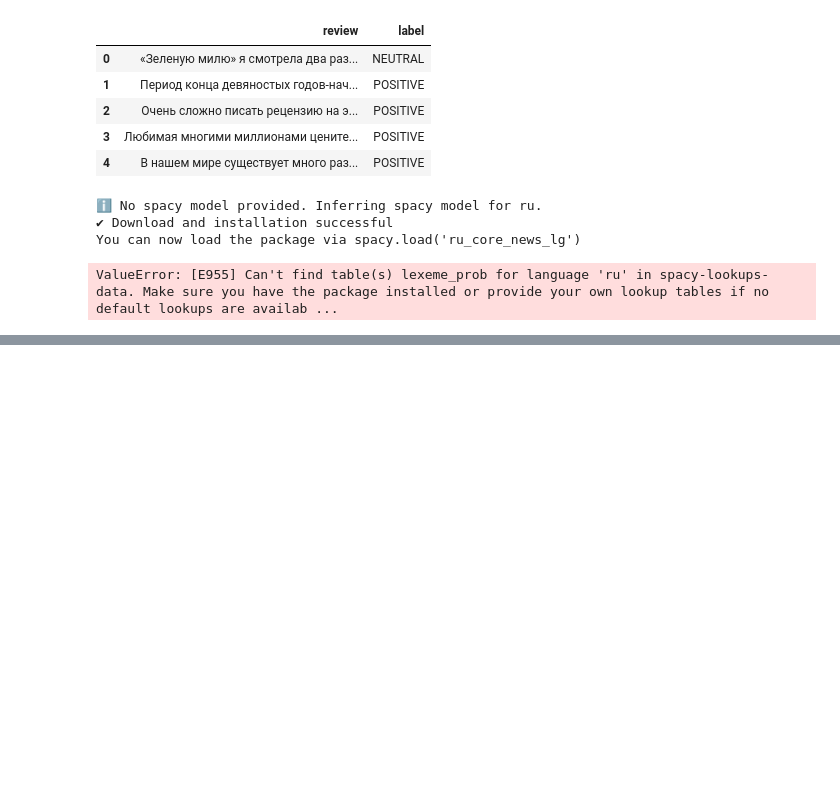
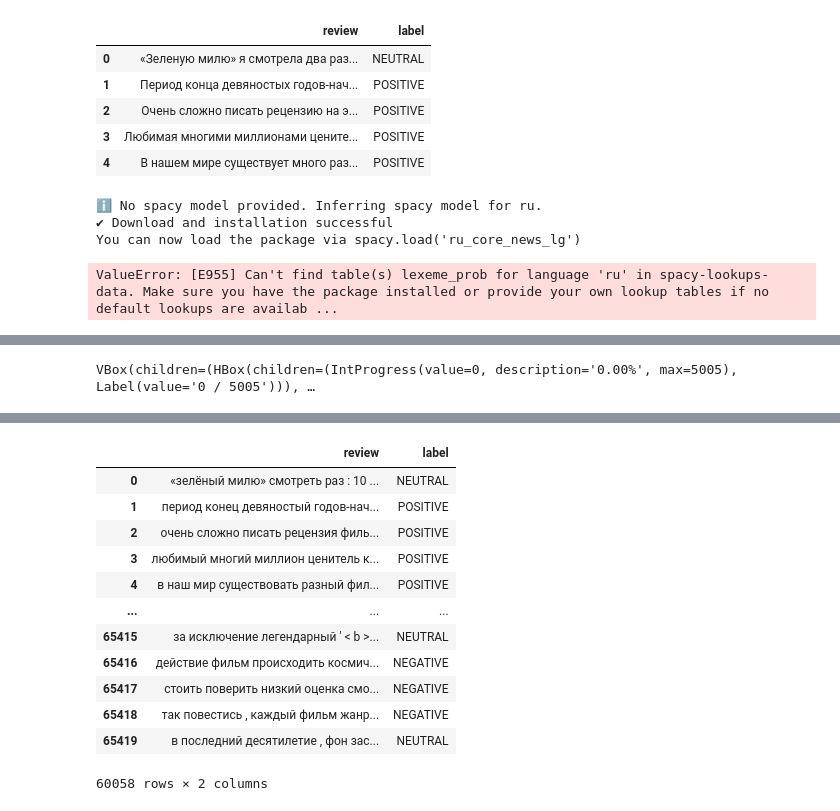
Before and after one commit to YaroslavPr17/nlp-coursework, a Jupyter notebook: NLP_EDA_after_adding_negative_reviews.ipynb, the cells around one changed output, grey strips where cells are left out. Drawn from its saved outputs; the diff is of its cells as text; code cells hidden in the pictures; blank space fills up the shorter version.

Commit message:
experiment: Tokenization, lemmatization

```diff
--- a/NLP_EDA_after_adding_negative_reviews.ipynb
+++ b/NLP_EDA_after_adding_negative_reviews.ipynb
@@ -643,0 +686,5 @@ ValueError: [E955] Can't find table(s) lexeme_prob for language 'ru' in spacy-lo
+# %%
+from datasets.getters import load_reviews_Review_Label
+
+data = load_reviews_Review_Label()
+data
@@ -643,0 +705,24 @@ ValueError: [E955] Can't find table(s) lexeme_prob for language 'ru' in spacy-lo
+# %%
+my_stopwords = stopwords.words('russian')
+# %%
+def clean(review: str, tokenizer: Callable, stopwords: List[str]):
+    import pymorphy2
+    morph = pymorphy2.MorphAnalyzer()
+    html_pattern = r'<[^<]+?>'
+    escape_pattern = r'[\n|\r|\b]'
+
+    lowered_review = review.lower()
+
+    review = re.sub(html_pattern, '', review)
+    review = re.sub(escape_pattern, '', review)
+
+    review_tokens = tokenizer(review)
+    clear_review = [token for token in review_tokens if token not in stopwords]
+    clean_review = ' '.join([morph.parse(token)[0].normal_form for token in clear_review])
+
+    return clean_review
+# %%
+%%time
+
+data['review'] = data['review'].apply(clean, args=(TreebankWordTokenizer().tokenize, my_stopwords))
+data
@@ -643,0 +755,7 @@ ValueError: [E955] Can't find table(s) lexeme_prob for language 'ru' in spacy-lo
+# %%
+%%time
+
+data['review'] = data['review'].parallel_apply(clean, args=(TreebankWordTokenizer().tokenize, my_stopwords))
+data
+# %% [output]
+VBox(children=(HBox(children=(IntProgress(value=0, description='0.00%', max=5005), Label(value='0 / 5005'))), …
@@ -643,0 +763,13 @@ ValueError: [E955] Can't find table(s) lexeme_prob for language 'ru' in spacy-lo
+|  | review | label |
+| 0 | «зелёный милю» смотреть раз : 10 ... | NEUTRAL |
+| 1 | период конец девяностый годов-нач... | POSITIVE |
+| 2 | очень сложно писать рецензия филь... | POSITIVE |
+| 3 | любимый многий миллион ценитель к... | POSITIVE |
+| 4 | в наш мир существовать разный фил... | POSITIVE |
+| ... | ... | ... |
+| 65415 | за исключение легендарный ' < b >... | NEUTRAL |
+| 65416 | действие фильм происходить космич... | NEGATIVE |
+| 65417 | стоить поверить низкий оценка смо... | NEGATIVE |
+| 65418 | так повестись , каждый фильм жанр... | NEGATIVE |
+| 65419 | в последний десятилетие , фон зас... | NEUTRAL |
+60058 rows × 2 columns
```
Also changed, not shown: parts of 26 cells of this notebook, 1 other file.
